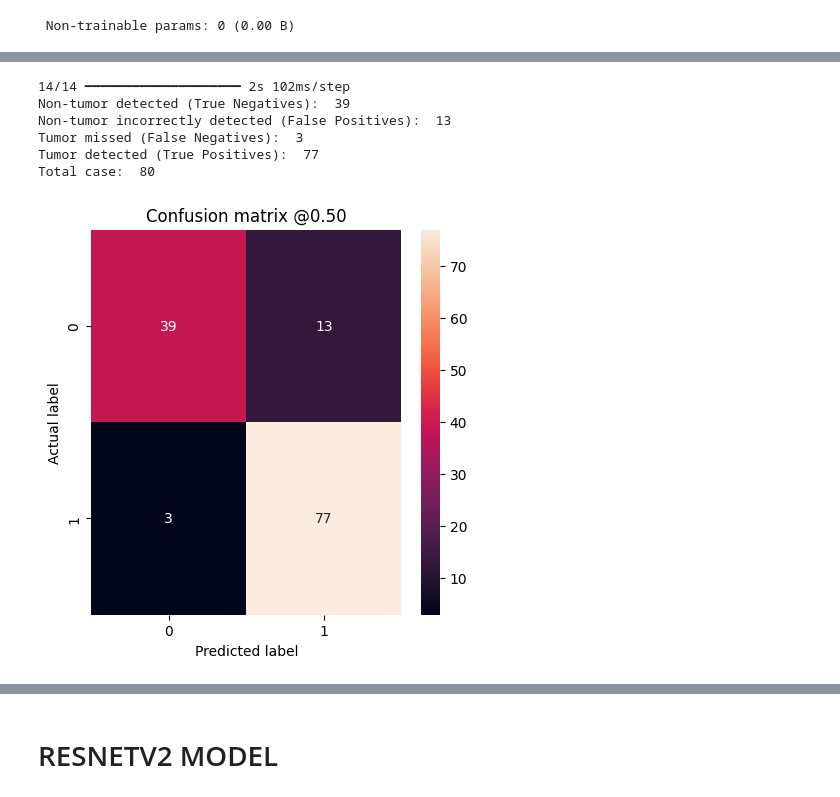
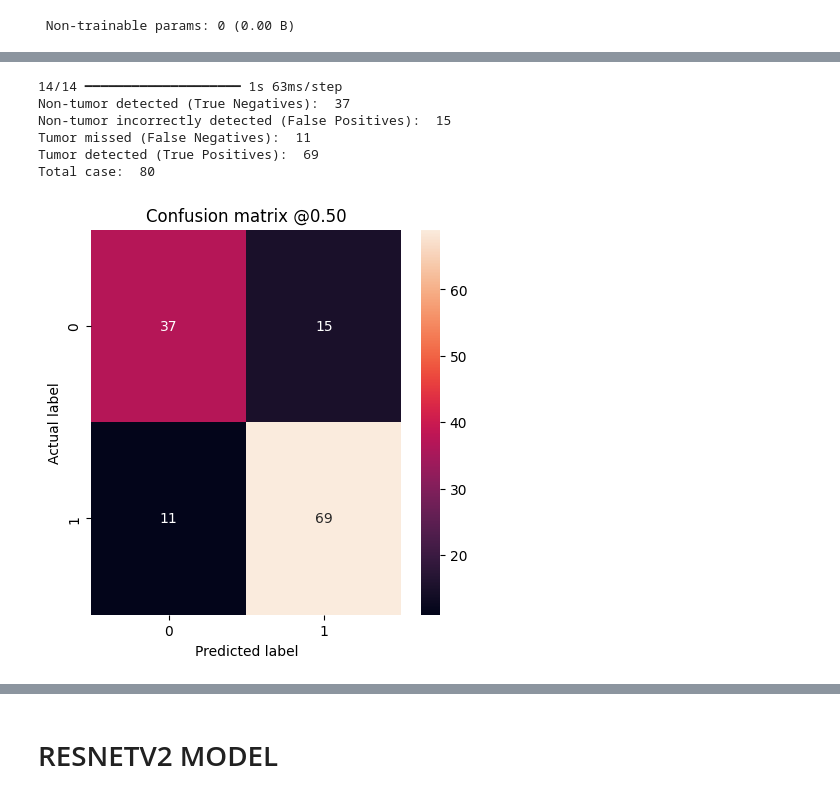
Before and after one commit to rheasridhar/NN-Tumor-Classification, a Jupyter notebook: MLProject/MRI-CNN-cancerIA-dataset.ipynb, the cells around one changed output, grey strips where cells are left out. Drawn from its saved outputs; the diff is of its cells as text; code cells hidden in the pictures.

```diff
--- a/MLProject/MRI-CNN-cancerIA-dataset.ipynb
+++ b/MLProject/MRI-CNN-cancerIA-dataset.ipynb
@@ -187,5 +187,9 @@ Model: "sequential"
  Trainable params: 833,345 (3.18 MB)
  Non-trainable params: 0 (0.00 B)
 # %%
-history1 = model.fit(train_generator,epochs = 20, validation_data = validation_generator, class_weight=train_class_weights)
+# EPOCH SIZE 10
+history1 = model.fit(
+    train_generator,epochs = 10,
+    validation_data = validation_generator,
+    class_weight=train_class_weights)
 # %% [output]
@@ -217,17 +224,17 @@ compile_metrics :  76.0
 # %%
-validation_predictions = model.predict(validation_generator)
+validation_predictions1 = model.predict(validation_generator)
 
 labels = validation_generator.labels
 
-plot_cm(labels, validation_predictions)
+plot_cm(labels, validation_predictions1)
 # %% [output]
-14/14 ━━━━━━━━━━━━━━━━━━━━ 2s 102ms/step
-Non-tumor detected (True Negatives):  39
-Non-tumor incorrectly detected (False Positives):  13
-Tumor missed (False Negatives):  3
-Tumor detected (True Positives):  77
+14/14 ━━━━━━━━━━━━━━━━━━━━ 1s 63ms/step
+Non-tumor detected (True Negatives):  37
+Non-tumor incorrectly detected (False Positives):  15
+Tumor missed (False Negatives):  11
+Tumor detected (True Positives):  69
 Total case:  80
-[figure, old version]
+[figure, new version]
 # %%
 plot_metrics(history1)
 # %% [output]
```
Also changed, not shown: parts of 39 cells of this notebook, 2 other files.
